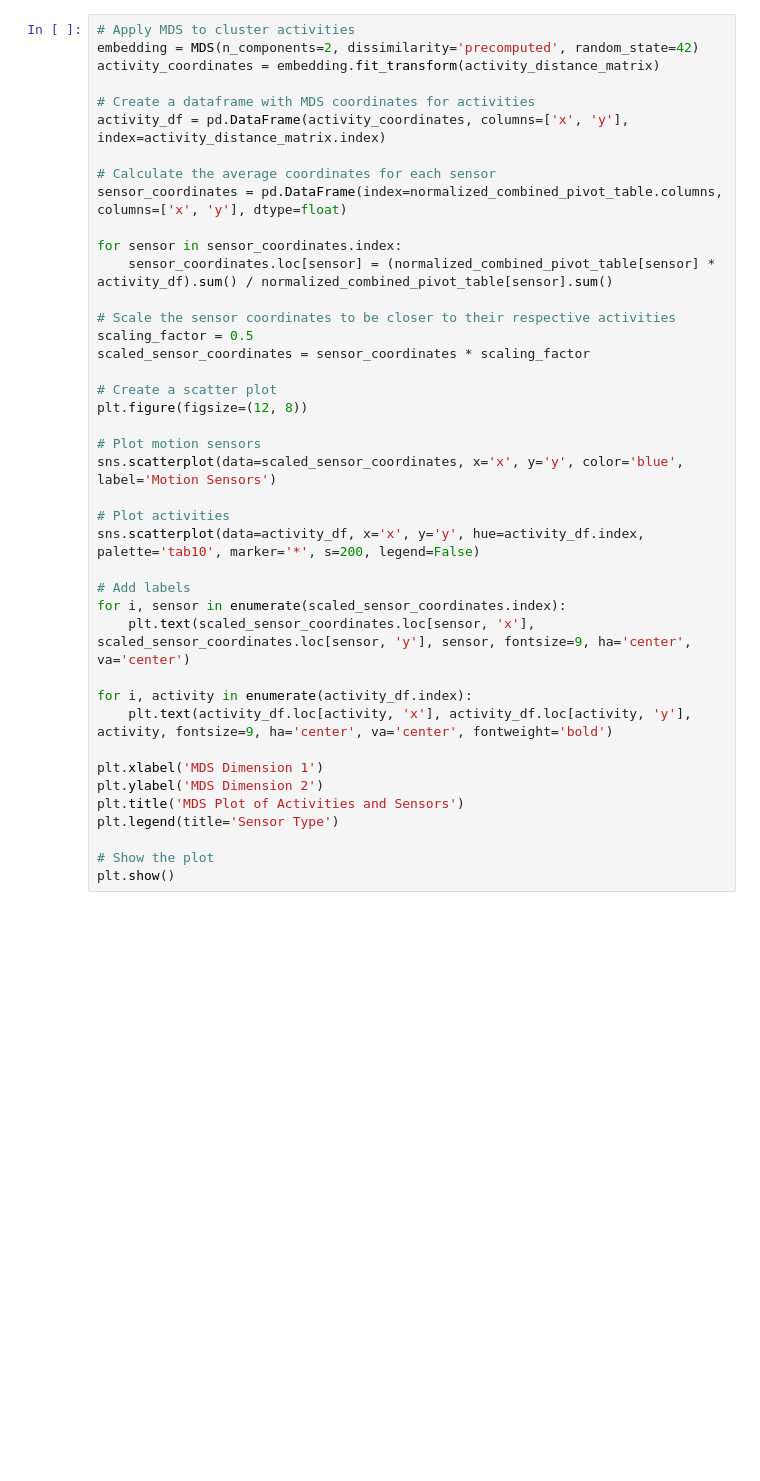
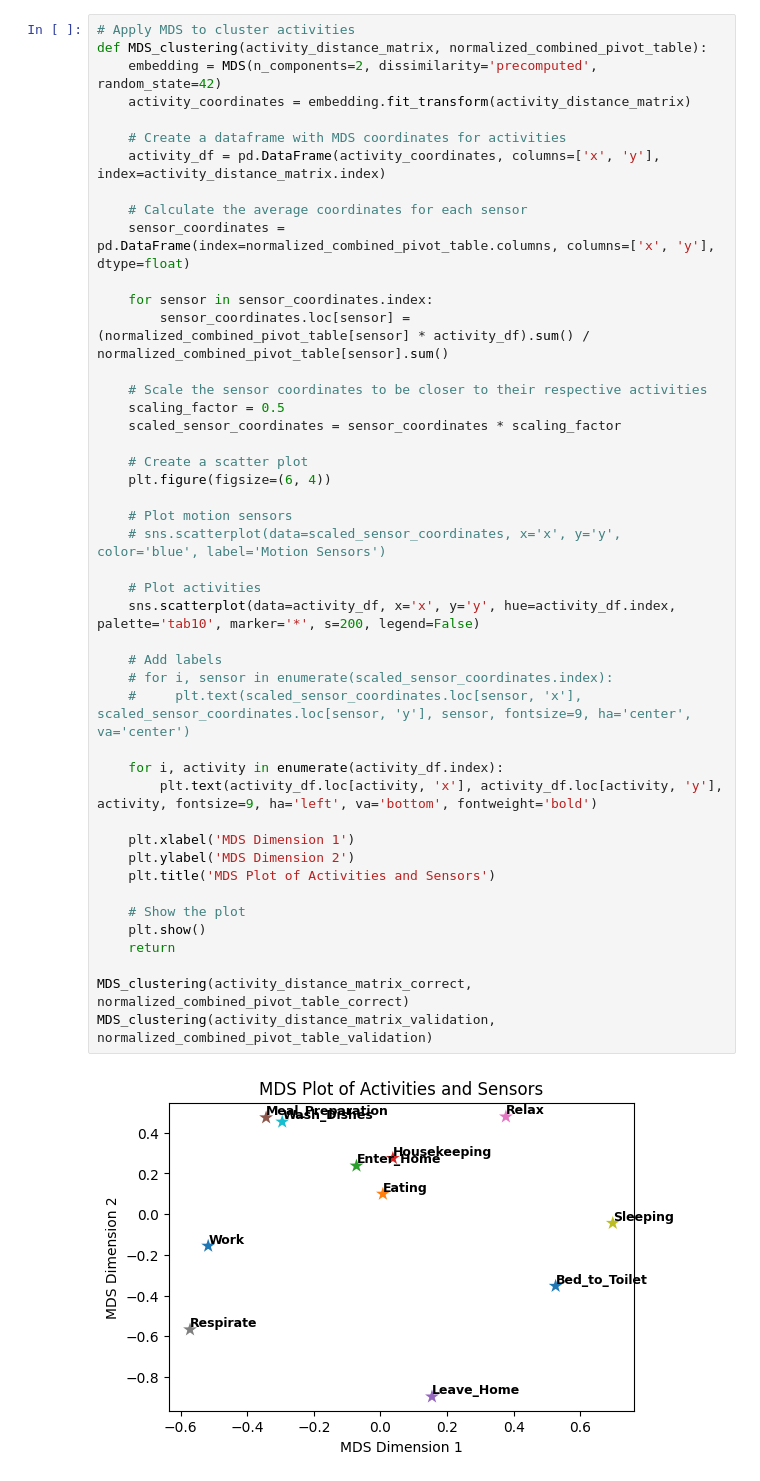
Before and after one commit to AlecDrosu/HAR-Lab-Dataset-Generation, a Jupyter notebook: validationMethods/MDS.ipynb, the cells around one changed output. Cells and saved outputs as stored; diff of their text form; blank space fills up the shorter version.

```diff
--- a/validationMethods/MDS.ipynb
+++ b/validationMethods/MDS.ipynb
@@ -37,41 +54,47 @@ plt.show()
 # %%
 # Apply MDS to cluster activities
-embedding = MDS(n_components=2, dissimilarity='precomputed', random_state=42)
-activity_coordinates = embedding.fit_transform(activity_distance_matrix)
+def MDS_clustering(activity_distance_matrix, normalized_combined_pivot_table):
+    embedding = MDS(n_components=2, dissimilarity='precomputed', random_state=42)
+    activity_coordinates = embedding.fit_transform(activity_distance_matrix)
 
-# Create a dataframe with MDS coordinates for activities
-activity_df = pd.DataFrame(activity_coordinates, columns=['x', 'y'], index=activity_distance_matrix.index)
+    # Create a dataframe with MDS coordinates for activities
+    activity_df = pd.DataFrame(activity_coordinates, columns=['x', 'y'], index=activity_distance_matrix.index)
 
-# Calculate the average coordinates for each sensor
-sensor_coordinates = pd.DataFrame(index=normalized_combined_pivot_table.columns, columns=['x', 'y'], dtype=float)
+    # Calculate the average coordinates for each sensor
+    sensor_coordinates = pd.DataFrame(index=normalized_combined_pivot_table.columns, columns=['x', 'y'], dtype=float)
 
-for sensor in sensor_coordinates.index:
-    sensor_coordinates.loc[sensor] = (normalized_combined_pivot_table[sensor] * activity_df).sum() / normalized_combined_pivot_table[sensor].sum()
+    for sensor in sensor_coordinates.index:
+        sensor_coordinates.loc[sensor] = (normalized_combined_pivot_table[sensor] * activity_df).sum() / normalized_combined_pivot_table[sensor].sum()
 
-# Scale the sensor coordinates to be closer to their respective activities
-scaling_factor = 0.5
-scaled_sensor_coordinates = sensor_coordinates * scaling_factor
+    # Scale the sensor coordinates to be closer to their respective activities
+    scaling_factor = 0.5
+    scaled_sensor_coordinates = sensor_coordinates * scaling_factor
 
-# Create a scatter plot
-plt.figure(figsize=(12, 8))
+    # Create a scatter plot
+    plt.figure(figsize=(6, 4))
 
-# Plot motion sensors
-sns.scatterplot(data=scaled_sensor_coordinates, x='x', y='y', color='blue', label='Motion Sensors')
+    # Plot motion sensors
+    # sns.scatterplot(data=scaled_sensor_coordinates, x='x', y='y', color='blue', label='Motion Sensors')
 
-# Plot activities
-sns.scatterplot(data=activity_df, x='x', y='y', hue=activity_df.index, palette='tab10', marker='*', s=200, legend=False)
+    # Plot activities
+    sns.scatterplot(data=activity_df, x='x', y='y', hue=activity_df.index, palette='tab10', marker='*', s=200, legend=False)
 
-# Add labels
-for i, sensor in enumerate(scaled_sensor_coordinates.index):
-    plt.text(scaled_sensor_coordinates.loc[sensor, 'x'], scaled_sensor_coordinates.loc[sensor, 'y'], sensor, fontsize=9, ha='center', va='center')
+    # Add labels
+    # for i, sensor in enumerate(scaled_sensor_coordinates.index):
+    #     plt.text(scaled_sensor_coordinates.loc[sensor, 'x'], scaled_sensor_coordinates.loc[sensor, 'y'], sensor, fontsize=9, ha='center', va='center')
 
-for i, activity in enumerate(activity_df.index):
-    plt.text(activity_df.loc[activity, 'x'], activity_df.loc[activity, 'y'], activity, fontsize=9, ha='center', va='center', fontweight='bold')
+    for i, activity in enumerate(activity_df.index):
+        plt.text(activity_df.loc[activity, 'x'], activity_df.loc[activity, 'y'], activity, fontsize=9, ha='left', va='bottom', fontweight='bold')
 
-plt.xlabel('MDS Dimension 1')
-plt.ylabel('MDS Dimension 2')
-plt.title('MDS Plot of Activities and Sensors')
-plt.legend(title='Sensor Type')
+    plt.xlabel('MDS Dimension 1')
+    plt.ylabel('MDS Dimension 2')
+    plt.title('MDS Plot of Activities and Sensors')
 
-# Show the plot
-plt.show()
+    # Show the plot
+    plt.show()
+    return
+
+MDS_clustering(activity_distance_matrix_correct, normalized_combined_pivot_table_correct)
+MDS_clustering(activity_distance_matrix_validation, normalized_combined_pivot_table_validation)
+# %% [output]
+[figure, added]
```
Also changed, not shown: parts of 5 cells of this notebook, 11 other files.
